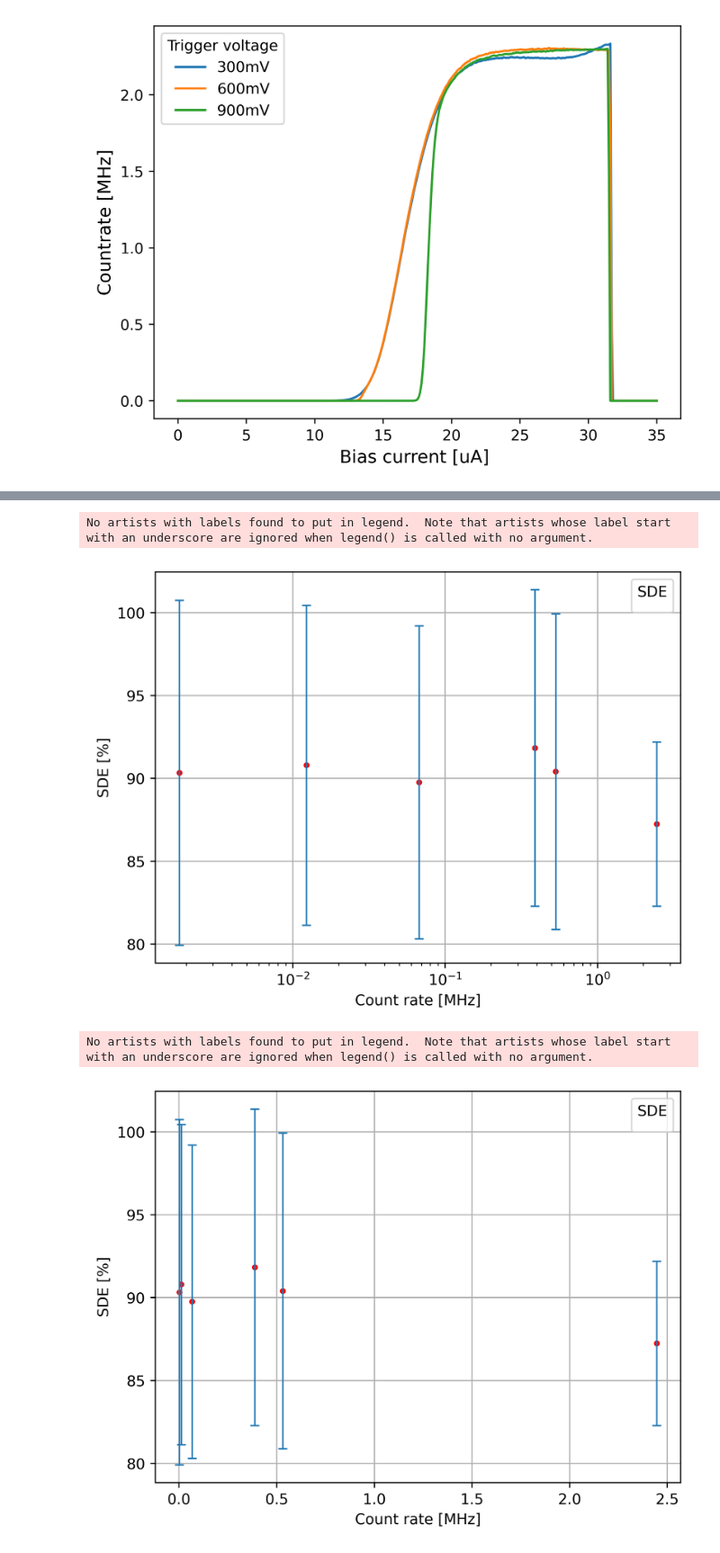
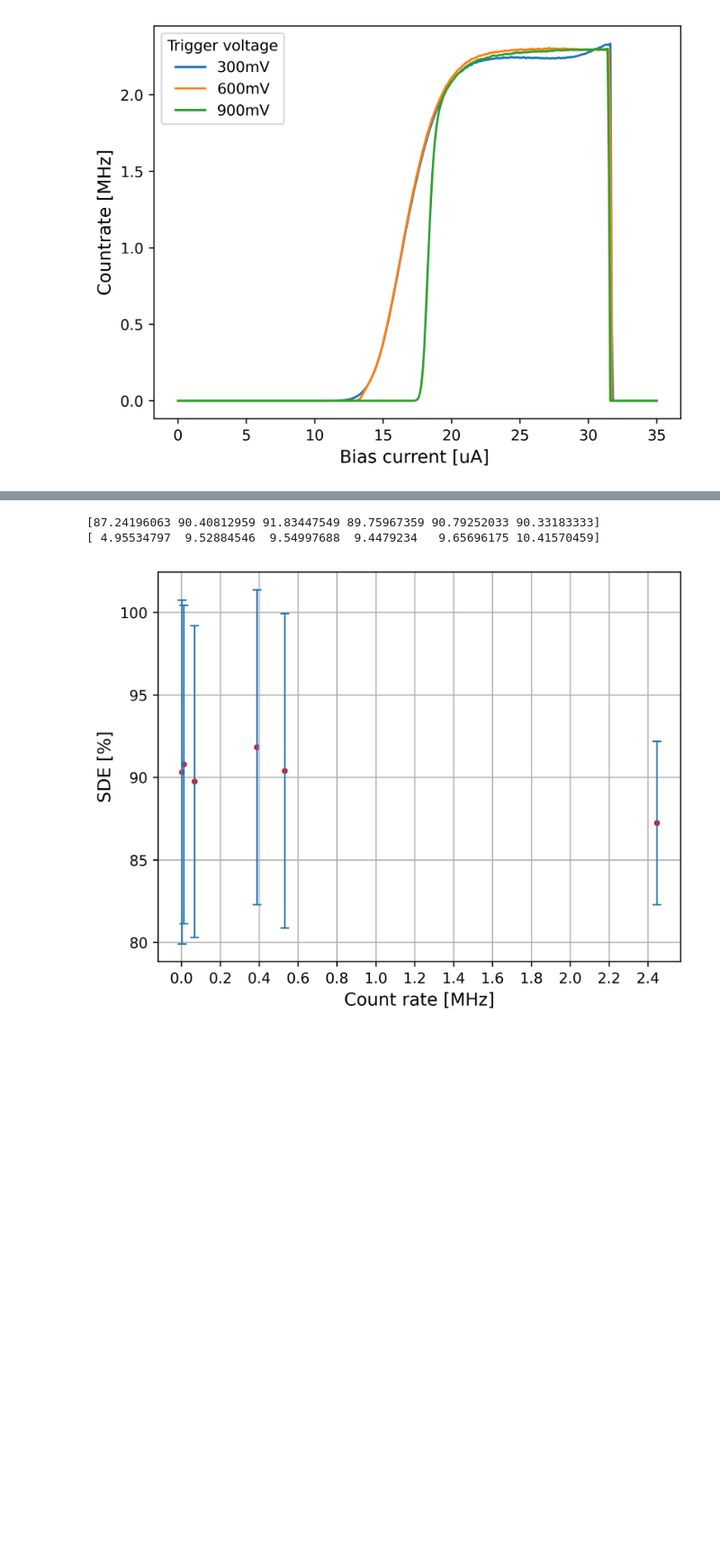
Before and after one commit to MXM1796/Bachelor_thesis_24, a Jupyter notebook: Porgramming/efficiency_evaluation.ipynb, the cells around one changed output, grey strips where cells are left out. Shown at 90% size. Drawn from its saved outputs; the diff is of its cells as text; code cells hidden in the pictures; blank space fills up the shorter version.

```diff
--- a/Porgramming/efficiency_evaluation.ipynb
+++ b/Porgramming/efficiency_evaluation.ipynb
@@ -413,44 +413,46 @@ def load_files_mean_std(file_list):
     counts = []
     for file in file_list:
         counts.append(np.loadtxt(f"./System detection efficiency/Counts_vs_sde/{file}", skiprows=1, usecols=[1]))
     return round(np.mean(np.mean(counts)),3), round(np.std(counts),3)
 
 # load the files and calculate the mean and standard deviation
 counts_mean_8_928, counts_std_8_928 = load_files_mean_std(counts_8_928)
 counts_mean_9_573, counts_std_9_573 = load_files_mean_std(counts_9_573)
 counts_mean_9_721, counts_std_9_721 = load_files_mean_std(counts_9_721)
 counts_mean_10_48, counts_std_10_48 = load_files_mean_std(counts_10_48)
 counts_mean_11_22, counts_std_11_22 = load_files_mean_std(counts_11_22)
 counts_mean_12_06, counts_std_12_06 = load_files_mean_std(counts_12_06)
 
 # array of mean values, standard deviations and count rates in MHz
 mean_counts = np.array([counts_mean_8_928, counts_mean_9_573, counts_mean_9_721, counts_mean_10_48, counts_mean_11_22, counts_mean_12_06])*10**(-6)
 std_counts = np.array([counts_std_8_928, counts_std_9_573, counts_std_9_721, counts_std_10_48, counts_std_11_22, counts_std_12_06])*10**(-6)
 count_rates_arr = np.array([round(photons_per_second(beam_pow_2, OD_8_92) *10**(-6),4), round(photons_per_second(beam_pow_2, OD_9_58) *10**(-6),4), round(photons_per_second(beam_pow_2, OD_9_72) *10**(-6),4), round(photons_per_second(beam_pow_2, OD_10_48) *10**(-6),4), round(photons_per_second(beam_pow_2, OD_11_22) *10**(-6),4), round(photons_per_second(beam_pow_2, OD_12_06) *10**(-6),4)])
 
 # array of standard deviations in MHz
 sde_error_arr = np.array([error_function_sde(beam_pow_2, OD_8_92, delta_OD_8_92, counts_mean_8_928), error_function_sde(beam_pow_2, OD_9_58, delta_OD_9_58, counts_mean_9_573), error_function_sde(beam_pow_2, OD_9_72, delta_OD_9_72, counts_mean_9_721), error_function_sde(beam_pow_2, OD_10_48, delta_OD_10_48, counts_mean_10_48), error_function_sde(beam_pow_2, OD_11_22, delta_OD_11_22, counts_mean_11_22), error_function_sde(beam_pow_2, OD_12_06, delta_OD_12_06, counts_mean_12_06)])
 
+print(mean_counts/count_rates_arr * 100)
+print(sde_error_arr*100)
 # Plotting - Investigation of different count rates at constant trigger voltage of 600mv of the folder Counts vs sde - plotting with grid
-plt.scatter(count_rates_arr, mean_counts/count_rates_arr * 100 , marker=".", color="r")
-plt.errorbar(count_rates_arr, mean_counts/count_rates_arr * 100, yerr=sde_error_arr * 100, fmt=".", markersize=1, capsize=3, elinewidth=1)
-plt.xlabel("Count rate [MHz]")
-plt.ylabel("SDE [%]")
-plt.xscale("log")
-plt.legend(title="SDE")
-plt.grid()
-plt.show()
+# plt.scatter(count_rates_arr, mean_counts/count_rates_arr * 100 , marker=".", color="r")
+# plt.errorbar(count_rates_arr, mean_counts/count_rates_arr * 100, yerr=sde_error_arr * 100, fmt=".", markersize=1, capsize=3, elinewidth=1)
+# plt.xlabel("Count rate [MHz]")
+# plt.ylabel("SDE [%]")
+# plt.xscale("log")
+# plt.legend(title="SDE")
+# plt.grid()
+# plt.show()
 
 plt.scatter(count_rates_arr, mean_counts/count_rates_arr * 100 , marker=".", color="r")
 plt.errorbar(count_rates_arr, mean_counts/count_rates_arr * 100, yerr=sde_error_arr * 100, fmt=".", markersize=1, capsize=3, elinewidth=1)
 plt.xlabel("Count rate [MHz]")
 plt.ylabel("SDE [%]")
-plt.legend(title="SDE")
+plt.xticks(np.arange(0, 2.5, step=0.2))
 plt.grid()
+plott_settings_default("", "Count rate [MHz]", "SDE [%]", name_for_saving="HQO_20240727_sde_count_rate_thesis")
 plt.show()
 # %% [output]
-No artists with labels found to put in legend.  Note that artists whose label start with an underscore are ignored when legend() is called with no argument.
+[87.24196063 90.40812959 91.83447549 89.75967359 90.79252033 90.33183333]
+[ 4.95534797  9.52884546  9.54997688  9.4479234   9.65696175 10.41570459]
-[figure, old version]
+[figure, new version]
-No artists with labels found to put in legend.  Note that artists whose label start with an underscore are ignored when legend() is called with no argument.
-[figure, removed]
 # %%
```
Also changed, not shown: parts of 3 cells of this notebook, 8 other files.
